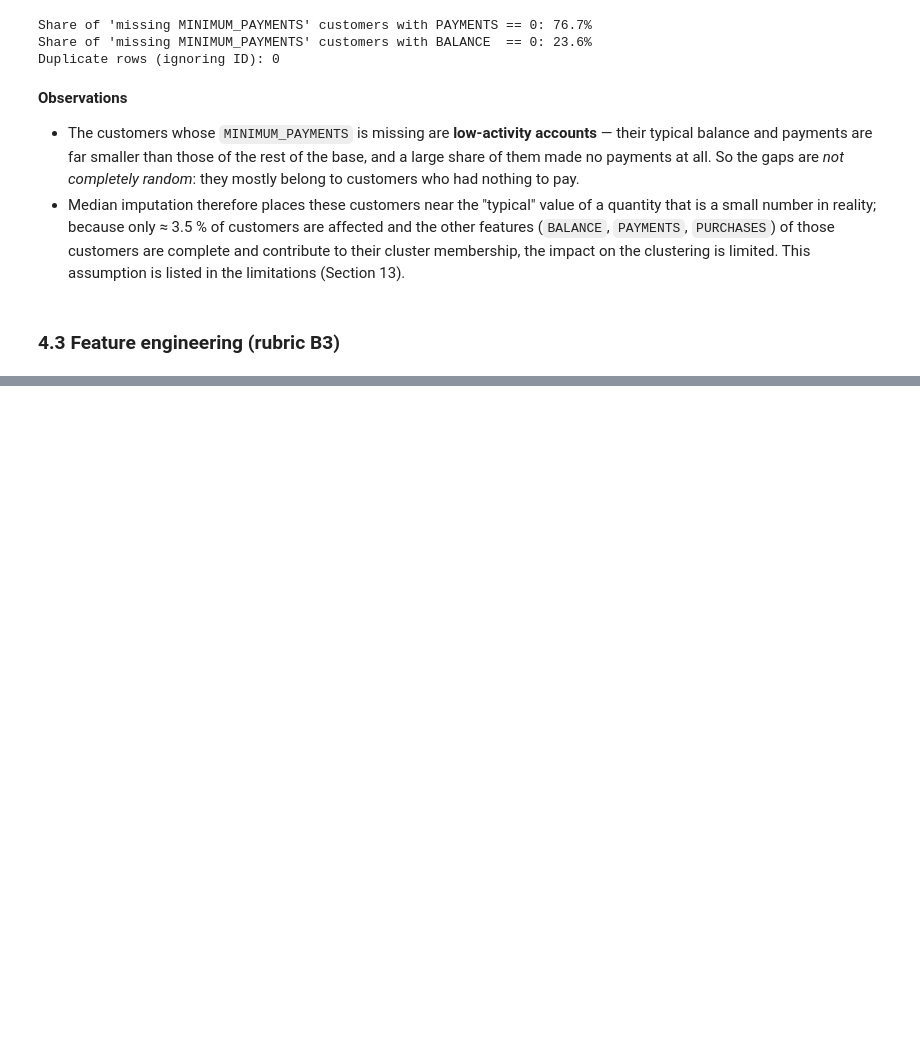
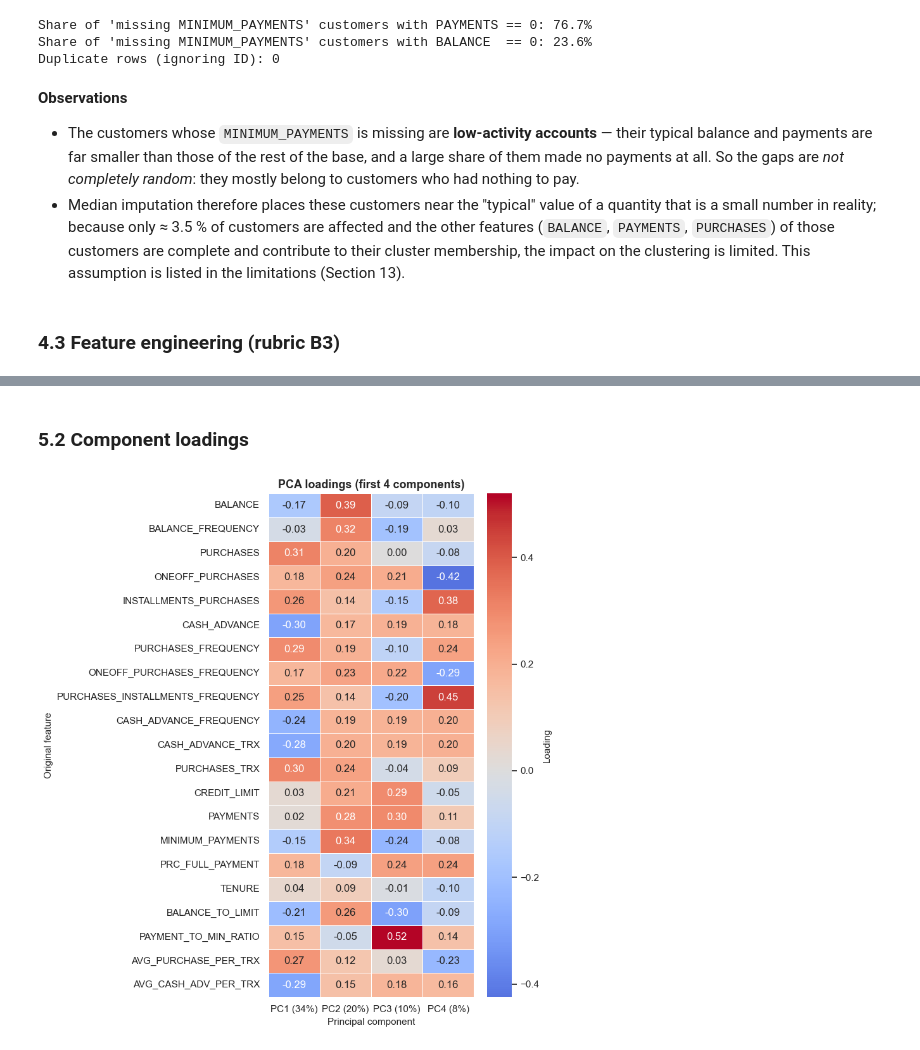
Before and after one commit to Reshma925/Vectora, a Jupyter notebook: Clustering/clustering.ipynb, the cells around one changed output, grey strips where cells are left out. Saved outputs shown, nothing was run; the diff lists cells and outputs as text; code cells hidden in the pictures; blank space fills up the shorter version.

```diff
--- a/Clustering/clustering.ipynb
+++ b/Clustering/clustering.ipynb
@@ -524,0 +613,12 @@ Duplicate rows (ignoring ID): 0
+# %% [markdown]
+### 5.2 Component loadings
+# %%
+n_show = 4
+loadings = pd.DataFrame(pca_full.components_[:n_show].T, index=FINAL_FEATURES,
+                        columns=[f"PC{i+1} ({evr[i]:.0%})" for i in range(n_show)])
+fig, ax = plt.subplots(figsize=(8, 9))
+sns.heatmap(loadings, annot=True, fmt=".2f", cmap="coolwarm", center=0, linewidths=.4, ax=ax, cbar_kws={"label": "Loading"})
+ax.set(title="PCA loadings (first 4 components)", xlabel="Principal component", ylabel="Original feature")
+finish("13_pca_loadings")
+# %% [output]
+[figure, added]
```
Also changed, not shown: parts of 23 cells of this notebook.
